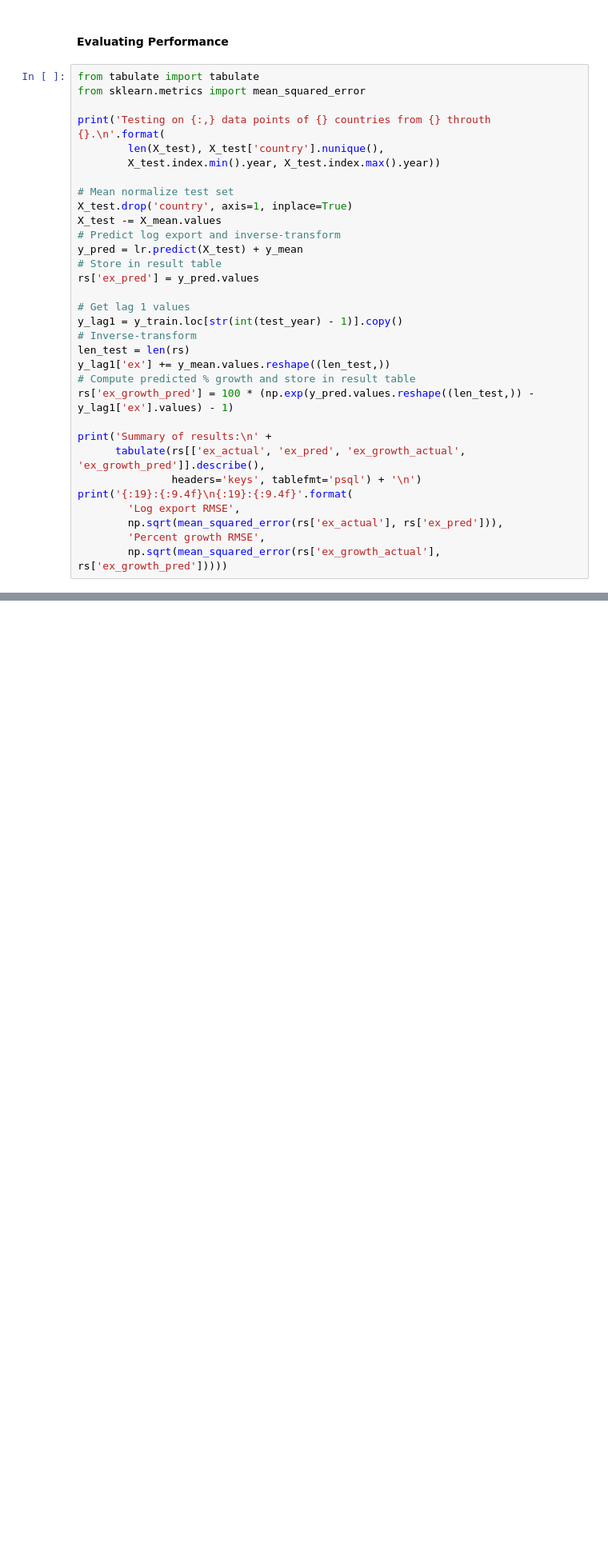
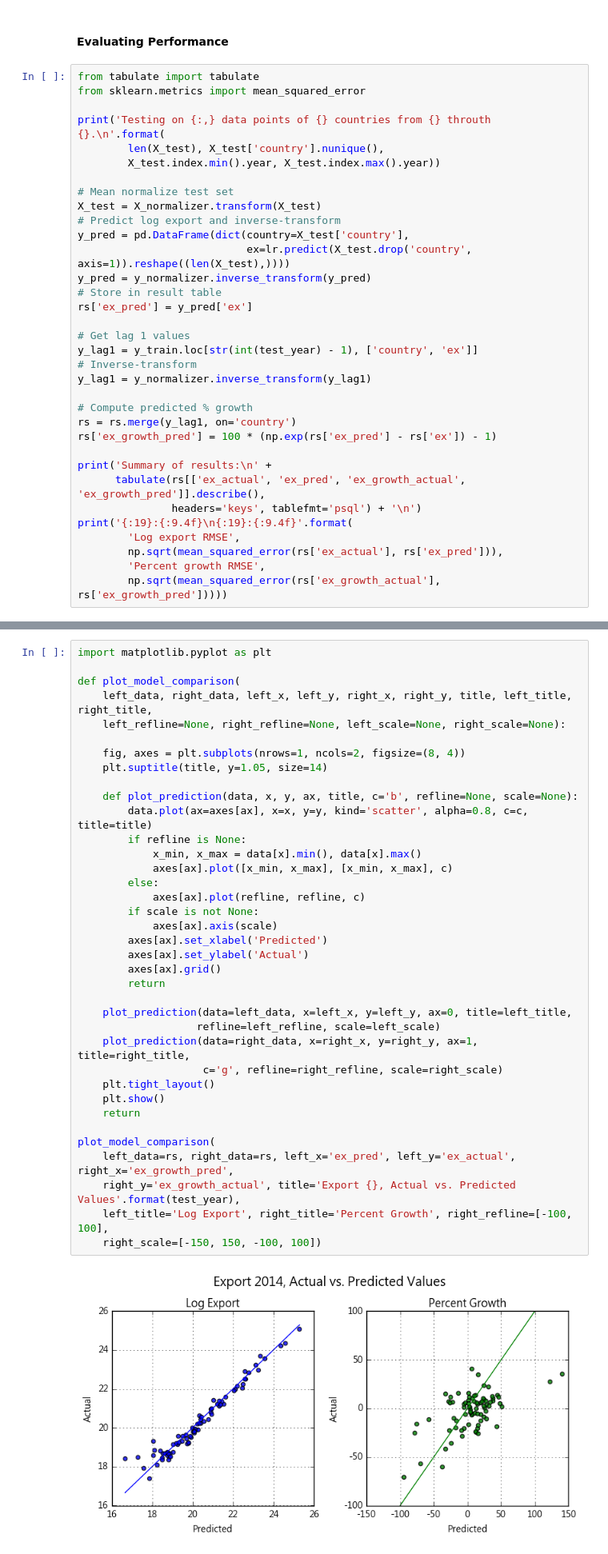
Before and after one commit to lincht/TradeModel, a Jupyter notebook: model/growth_pred.ipynb, the cells around one changed output, grey strips where cells are left out. Shown at 80% size. Cells and saved outputs as stored; diff of their text form; blank space fills up the shorter version.

Commit message:
Revise Model 1 and finish Model 2

```diff
--- a/model/growth_pred.ipynb
+++ b/model/growth_pred.ipynb
@@ -93,20 +133,22 @@ print('Testing on {:,} data points of {} countries from {} throuth {}.\n'.format
         X_test.index.min().year, X_test.index.max().year))
 
 # Mean normalize test set
-X_test.drop('country', axis=1, inplace=True)
-X_test -= X_mean.values
+X_test = X_normalizer.transform(X_test)
 # Predict log export and inverse-transform
-y_pred = lr.predict(X_test) + y_mean
+y_pred = pd.DataFrame(dict(country=X_test['country'],
+                           ex=lr.predict(X_test.drop('country', axis=1)).reshape((len(X_test),))))
+y_pred = y_normalizer.inverse_transform(y_pred)
 # Store in result table
-rs['ex_pred'] = y_pred.values
+rs['ex_pred'] = y_pred['ex']
 
 # Get lag 1 values
-y_lag1 = y_train.loc[str(int(test_year) - 1)].copy()
+y_lag1 = y_train.loc[str(int(test_year) - 1), ['country', 'ex']]
 # Inverse-transform
-len_test = len(rs)
-y_lag1['ex'] += y_mean.values.reshape((len_test,))
-# Compute predicted % growth and store in result table
-rs['ex_growth_pred'] = 100 * (np.exp(y_pred.values.reshape((len_test,)) - y_lag1['ex'].values) - 1)
+y_lag1 = y_normalizer.inverse_transform(y_lag1)
+
+# Compute predicted % growth
+rs = rs.merge(y_lag1, on='country')
+rs['ex_growth_pred'] = 100 * (np.exp(rs['ex_pred'] - rs['ex']) - 1)
 
 print('Summary of results:\n' +
       tabulate(rs[['ex_actual', 'ex_pred', 'ex_growth_actual', 'ex_growth_pred']].describe(),
@@ -172,0 +188,39 @@ plt.show()
+# %%
+import matplotlib.pyplot as plt
+
+def plot_model_comparison(
+    left_data, right_data, left_x, left_y, right_x, right_y, title, left_title, right_title,
+    left_refline=None, right_refline=None, left_scale=None, right_scale=None):
+
+    fig, axes = plt.subplots(nrows=1, ncols=2, figsize=(8, 4))
+    plt.suptitle(title, y=1.05, size=14)
+
+    def plot_prediction(data, x, y, ax, title, c='b', refline=None, scale=None):
+        data.plot(ax=axes[ax], x=x, y=y, kind='scatter', alpha=0.8, c=c, title=title)
+        if refline is None:
+            x_min, x_max = data[x].min(), data[x].max()
+            axes[ax].plot([x_min, x_max], [x_min, x_max], c)
+        else:
+            axes[ax].plot(refline, refline, c)
+        if scale is not None:
+            axes[ax].axis(scale)
+        axes[ax].set_xlabel('Predicted')
+        axes[ax].set_ylabel('Actual')
+        axes[ax].grid()
+        return
+
+    plot_prediction(data=left_data, x=left_x, y=left_y, ax=0, title=left_title,
+                   refline=left_refline, scale=left_scale)
+    plot_prediction(data=right_data, x=right_x, y=right_y, ax=1, title=right_title,
+                    c='g', refline=right_refline, scale=right_scale)
+    plt.tight_layout()
+    plt.show()
+    return
+
+plot_model_comparison(
+    left_data=rs, right_data=rs, left_x='ex_pred', left_y='ex_actual', right_x='ex_growth_pred',
+    right_y='ex_growth_actual', title='Export {}, Actual vs. Predicted Values'.format(test_year),
+    left_title='Log Export', right_title='Percent Growth', right_refline=[-100, 100],
+    right_scale=[-150, 150, -100, 100])
+# %% [output]
+[figure, added]
```
Also changed, not shown: parts of 24 cells of this notebook.
